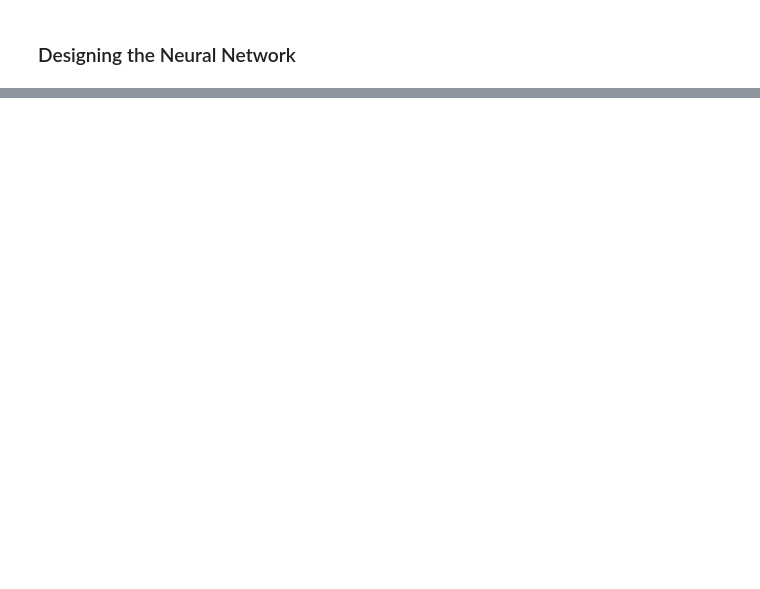
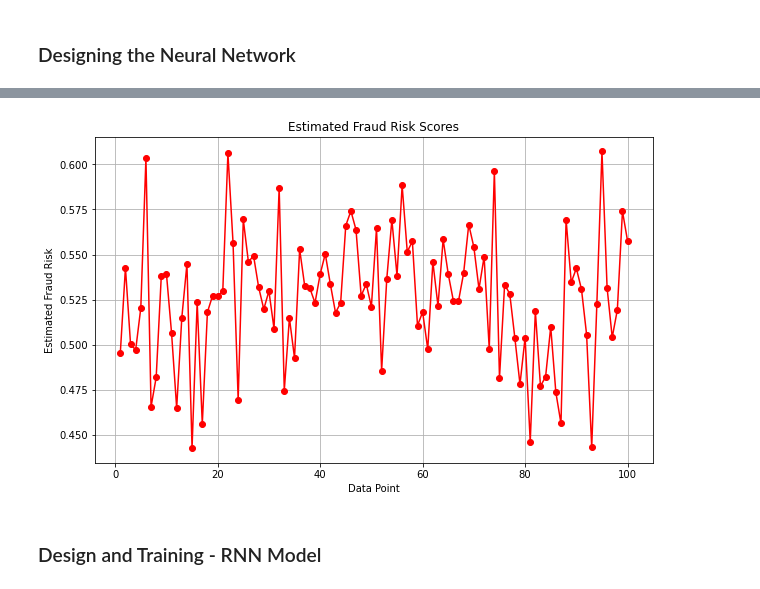
Before and after one commit to bconti8/CA1-Sem-2-MSc-in-Data-Analytics, a Jupyter notebook: CA1S2_Jupyter_File.ipynb, the cells around one changed output, grey strips where cells are left out. Saved outputs shown, nothing was run; the diff lists cells and outputs as text; code cells hidden in the pictures; blank space fills up the shorter version.

```diff
--- a/CA1S2_Jupyter_File.ipynb
+++ b/CA1S2_Jupyter_File.ipynb
@@ -493,0 +531,55 @@ To enable the following instructions: AVX2, in other operations, rebuild TensorF
+# %%
+from keras.models import load_model
+import numpy as np
+import pandas as pd
+import matplotlib.pyplot as plt
+
+def evaluate_fraud_risk_with_visualization(model_file, input_data):
+    """
+    This function opens a machine learning model that's been trained to identify fraud.
+    It examines each data point provided to estimate its likelihood of being fraudulent.
+    The results are organized into a table and visualized, making it easier to understand the model's assessments.
+
+    Arguments:
+    - model_file: The file location of the machine learning model.
+    - input_data: Data for the model to evaluate, formatted as an array. This array must be prepared in the same way as the data used for training the model.
+
+    Outcome:
+    - A table (DataFrame) showing each data point with its calculated fraud risk.
+    - A visualization of the estimated fraud risk scores.
+    """
+    # Opening the specified machine learning model
+    trained_model = load_model(model_file)
+
+    # Using the model to estimate fraud risk for the provided data
+    estimated_risk = trained_model.predict(input_data).flatten()
+
+    # Organizing the risk estimates into a table
+    risk_table = pd.DataFrame({
+        'Data Point': np.arange(1, len(estimated_risk) + 1),
+        'Estimated Fraud Risk': estimated_risk
+    })
+
+    # Visualizing the risk scores
+    plt.figure(figsize=(10, 6))
+    plt.plot(risk_table['Data Point'].values, risk_table['Estimated Fraud Risk'].values, marker='o', linestyle='-', color='red')
+    plt.title('Estimated Fraud Risk Scores')
+    plt.xlabel('Data Point')
+    plt.ylabel('Estimated Fraud Risk')
+    plt.grid(True)
+    plt.show()
+
+    # Sharing the organized table
+    return risk_table
+
+# For the purpose of demonstration, synthetic data resembling the model's training format is created
+# sample_size = 100  # Suppose there are 100 data points to evaluate
+# sequence_length = 12  # Each data point is a sequence of 12 steps
+# feature_count = 20  # Each step in the sequence has 20 features
+# simulated_data = np.random.rand(sample_size, sequence_length, feature_count)
+
+# Predicting fraud risk with the provided model file and simulated data
+fraud_risk_table_with_viz = evaluate_fraud_risk_with_visualization('cnn_model.h5', simulated_data)
+# Note: You would replace 'cnn_model.h5' with the actual path to your CNN model file,
+# and ensure `simulated_data` is prepared correctly for your model.
+# %% [output]
@@ -493,0 +587,3 @@ To enable the following instructions: AVX2, in other operations, rebuild TensorF
+[figure, added]
+# %% [markdown]
+### Design and Training - RNN Model
```
Also changed, not shown: parts of 23 cells of this notebook.
